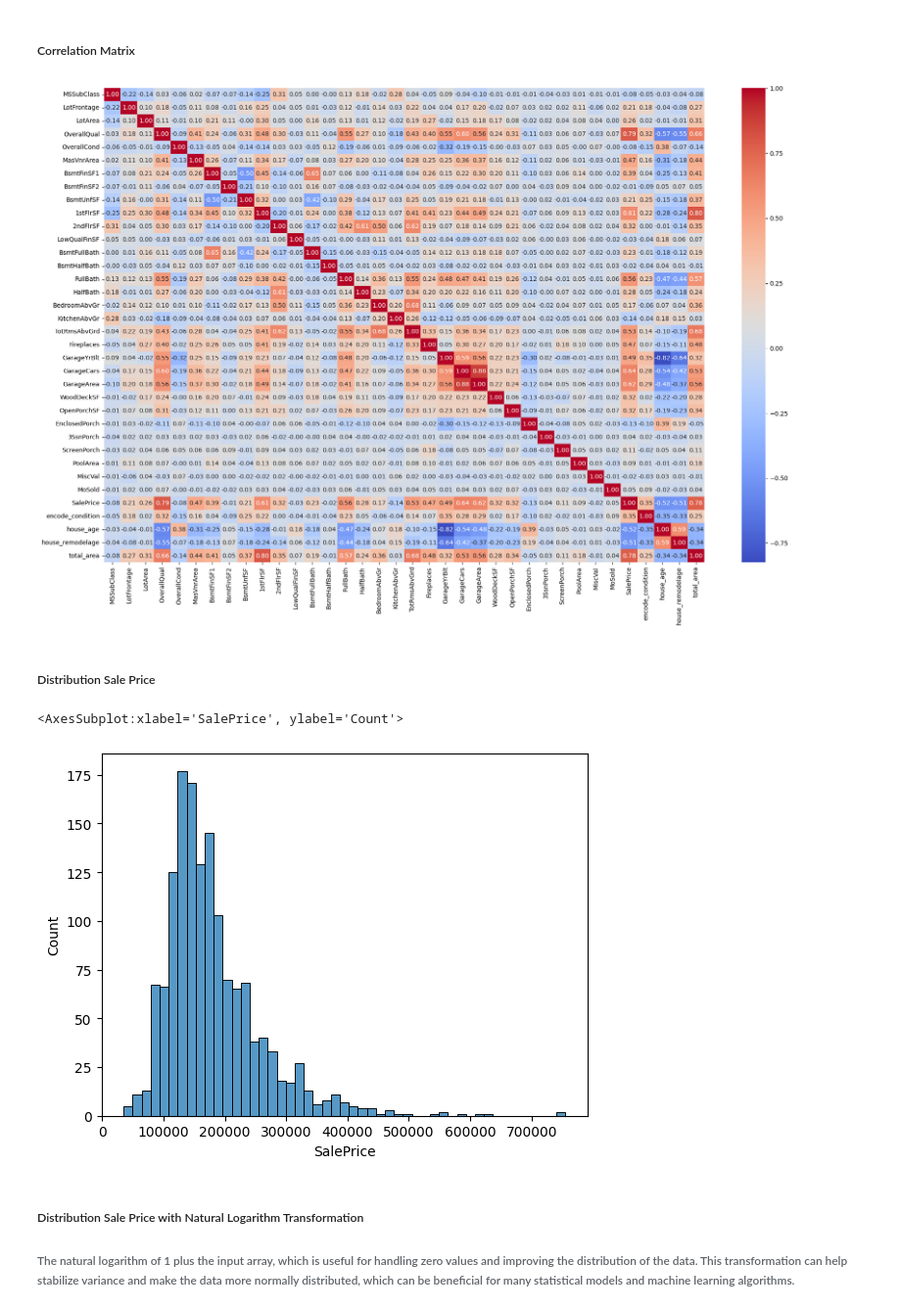
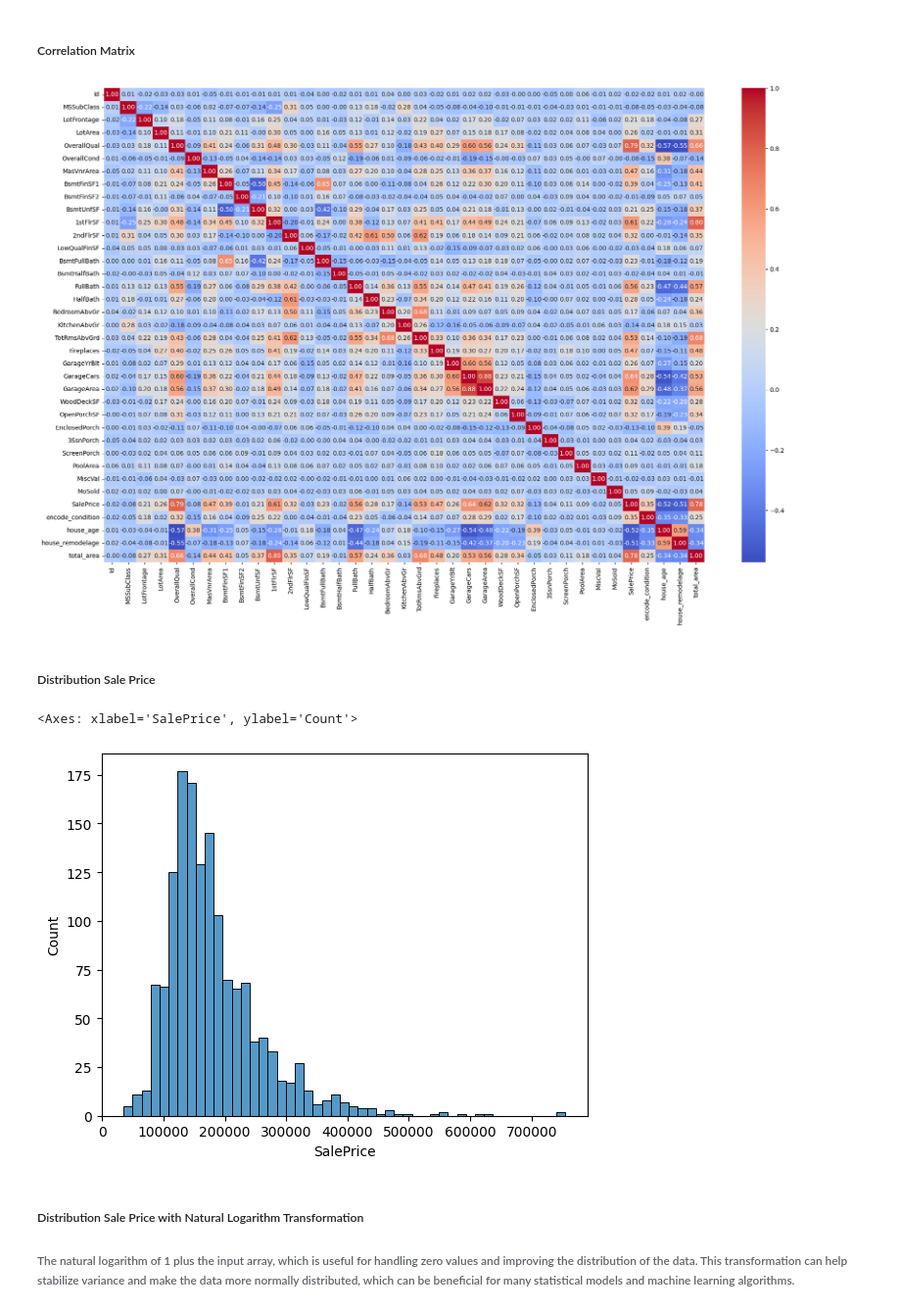
Before and after one commit to felipedds/kaggle, a Jupyter notebook: house-prices-advanced-regression-techniques/main.ipynb, the cells around one changed output. Shown at 98% size. Drawn from its saved outputs; the diff is of its cells as text; code cells hidden in the pictures.

```diff
--- a/house-prices-advanced-regression-techniques/main.ipynb
+++ b/house-prices-advanced-regression-techniques/main.ipynb
@@ -35,7 +36,7 @@ pd.set_option("display.max_rows", None)
 # %% [markdown]
 ### Data Acquisition
 # %%
-df_train = pd.read_csv("/home/felipe/Documents/tier0/kaggle/house-prices-advanced-regression-techniques/train.csv")
-df_test = pd.read_csv("/home/felipe/Documents/tier0/kaggle/house-prices-advanced-regression-techniques/test.csv")
+df_train = pd.read_csv("C:\\Users\\felip\\OneDrive\\Documentos\\kaggle\\house-prices-advanced-regression-techniques\\train.csv")
+df_test = pd.read_csv("C:\\Users\\felip\\OneDrive\\Documentos\\kaggle\\house-prices-advanced-regression-techniques\\test.csv")
 # %% [markdown]
 ### Data Cleaning
@@ -100,6 +98,12 @@ df_test["MasVnrType"].fillna("No", inplace=True)
 df_train["Electrical"].fillna("SBrkr", inplace=True)
 df_test["Electrical"].fillna("SBrkr", inplace=True)
 
+df_train["GarageYrBlt"].fillna(0, inplace=True)
+df_test["GarageYrBlt"].fillna(0, inplace=True)
+
+df_train = df_train.convert_dtypes()
+df_test = df_test.convert_dtypes()
+
 print(df_train.tail(), df_test.tail())
 # %% [output]
         Id  MSSubClass MSZoning  LotFrontage  LotArea Street Alley LotShape  \
@@ -235,5 +261,7 @@ df_test.tail()
 # %% [markdown]
 ##### Filtering the dataframes (train and test)
 # %%
-df_train = df_train.drop(columns=["Id", "YrSold", "YearBuilt", "YearRemodAdd", "GrLivArea", "TotalBsmtSF"])
-df_test = df_test.drop(columns=["Id", "YrSold", "YearBuilt", "YearRemodAdd", "GrLivArea", "TotalBsmtSF"])
+df_train = df_train.drop(columns=["YrSold", "YearBuilt", "YearRemodAdd", "GrLivArea", "TotalBsmtSF"])
+df_test = df_test.drop(columns=["YrSold", "YearBuilt", "YearRemodAdd", "GrLivArea", "TotalBsmtSF"])
+print(df_train.columns)
+print(df_test.columns)
@@ -241,16 +287,20 @@ df_test = df_test.drop(columns=["Id", "YrSold", "YearBuilt", "YearRemodAdd", "Gr
 ##### Correlation Matrix
 # %%
 plt.figure(figsize=(22, 14))
-sns.heatmap(df_train.corr(), annot=True, cmap="coolwarm", fmt=".2f")
+
+# Select only columns with int and float data types
+numeric_df_train = df_train.select_dtypes(include=["int64", "float64"])
+
+sns.heatmap(numeric_df_train.corr(), annot=True, cmap="coolwarm", fmt=".2f")
 plt.show()
 # %% [output]
-[figure, old version]
+[figure, new version]
 # %% [markdown]
 ##### Distribution Sale Price
 # %%
 sns.histplot(df_train, x=df_train["SalePrice"])
 # %% [output]
-<AxesSubplot:xlabel='SalePrice', ylabel='Count'>
+<Axes: xlabel='SalePrice', ylabel='Count'>
 [figure]
 # %% [markdown]
 ##### Distribution Sale Price with Natural Logarithm Transformation
```
Also changed, not shown: parts of 25 cells of this notebook, 3 other files.
